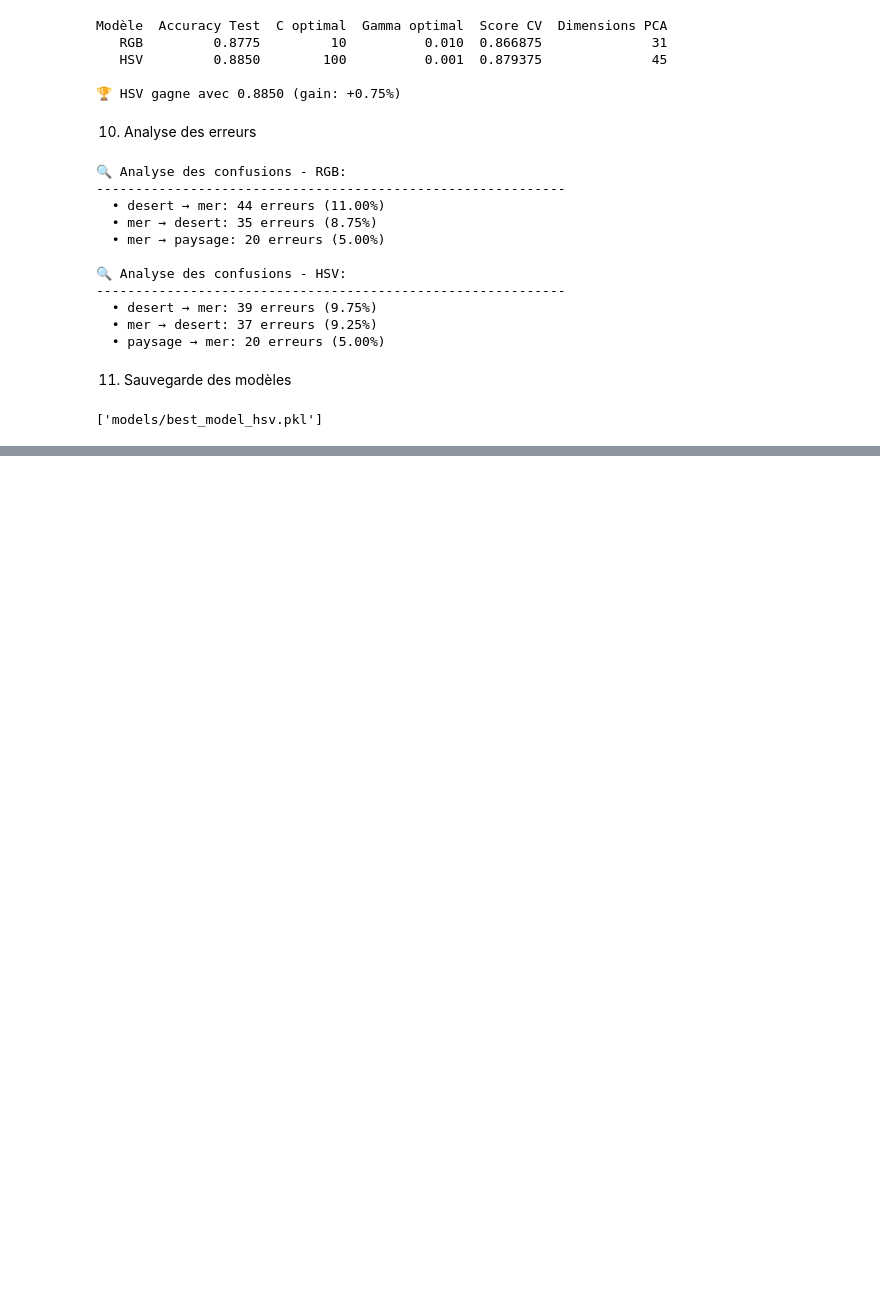
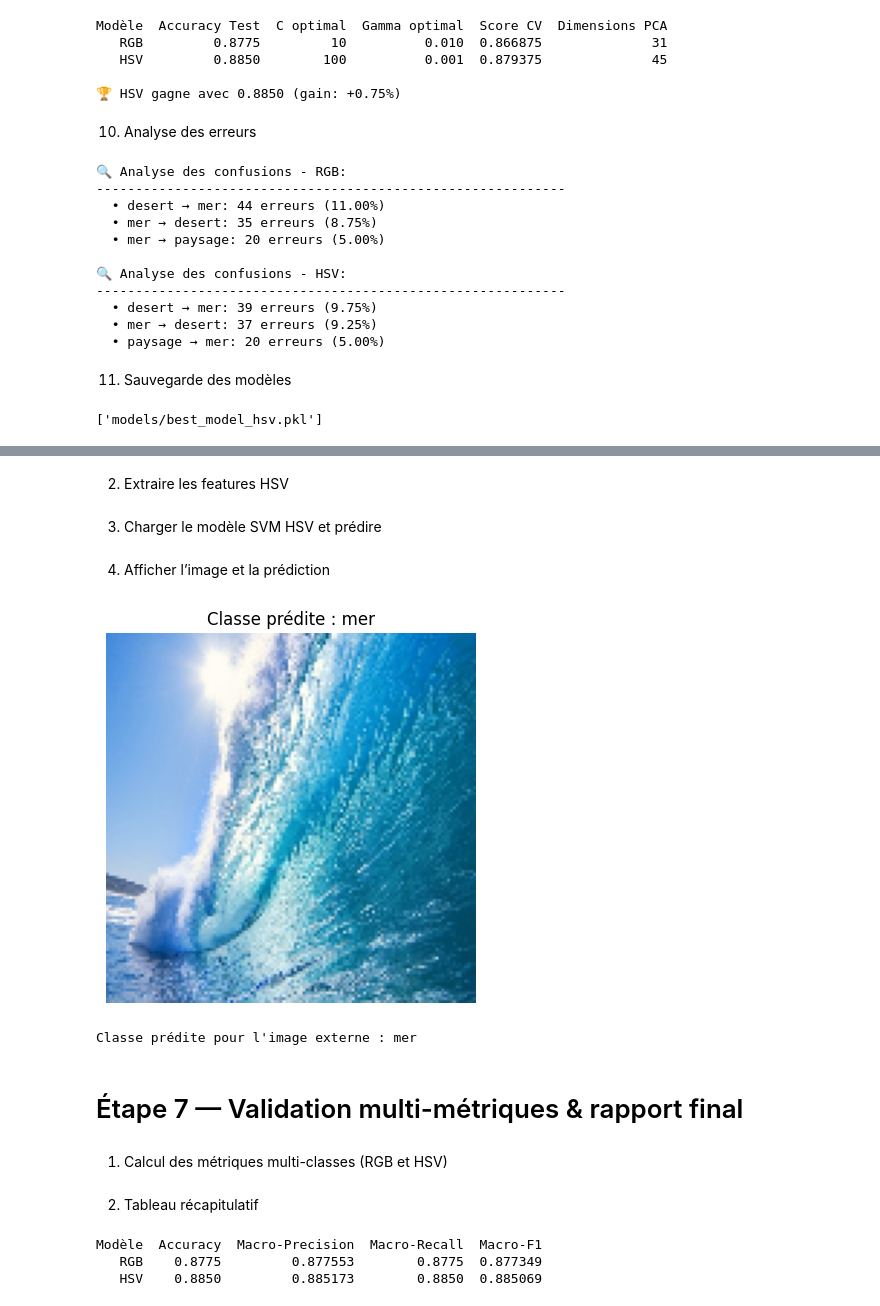
Before and after one commit to ZaaliMohamed123/svm-nature-scene-classifier, a Jupyter notebook: notebooks/classification_svm.ipynb, the cells around one changed output, grey strips where cells are left out. Cells and saved outputs as stored; diff of their text form; code cells hidden in the pictures; blank space fills up the shorter version.

Commit message:
Test and validation using metrics

```diff
--- a/notebooks/classification_svm.ipynb
+++ b/notebooks/classification_svm.ipynb
@@ -700,0 +776,8 @@ joblib.dump(grid_hsv.best_estimator_, 'models/best_model_hsv.pkl')
+# %%
+external_img_path = os.path.join(os.getcwd(), "figures", "new_Image.jpg")
+
+# Charger et redimensionner l'image
+img = cv2.imread(external_img_path)
+img_resized = cv2.resize(img, (128, 128))
+# %% [markdown]
+2. Extraire les features HSV
@@ -700,0 +788,2 @@ joblib.dump(grid_hsv.best_estimator_, 'models/best_model_hsv.pkl')
+# %% [markdown]
+3. Charger le modèle SVM HSV et prédire
@@ -700,0 +796,16 @@ joblib.dump(grid_hsv.best_estimator_, 'models/best_model_hsv.pkl')
+# %% [markdown]
+4. Afficher l’image et la prédiction
+# %%
+plt.imshow(cv2.cvtColor(img_resized, cv2.COLOR_BGR2RGB))
+plt.axis('off')
+plt.title(f"Classe prédite : {pred_class}")
+plt.show()
+
+print(f"Classe prédite pour l'image externe : {pred_class}")
+# %% [output]
+[figure, added]
+Classe prédite pour l'image externe : mer
+# %% [markdown]
+# Étape 7 — Validation multi-métriques & rapport final
+# %% [markdown]
+1. Calcul des métriques multi-classes (RGB et HSV)
@@ -700,0 +824,16 @@ joblib.dump(grid_hsv.best_estimator_, 'models/best_model_hsv.pkl')
+# %% [markdown]
+2. Tableau récapitulatif
+# %%
+df_multi_metrics = pd.DataFrame({
+    'Modèle': ['RGB', 'HSV'],
+    'Accuracy': [acc_rgb, acc_hsv],
+    'Macro-Precision': [precision_macro_rgb, precision_macro_hsv],
+    'Macro-Recall': [recall_macro_rgb, recall_macro_hsv],
+    'Macro-F1': [f1_macro_rgb, f1_macro_hsv]
+})
+
+print(df_multi_metrics.to_string(index=False))
+# %% [output]
+Modèle  Accuracy  Macro-Precision  Macro-Recall  Macro-F1
+   RGB    0.8775         0.877553        0.8775  0.877349
+   HSV    0.8850         0.885173        0.8850  0.885069
```
Also changed, not shown: parts of 17 cells of this notebook, 2 other files.
